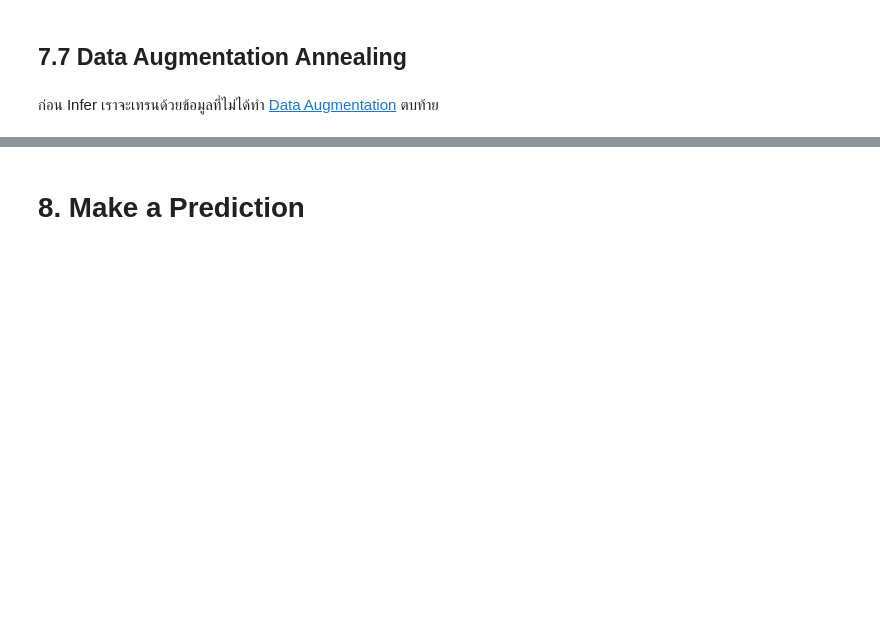
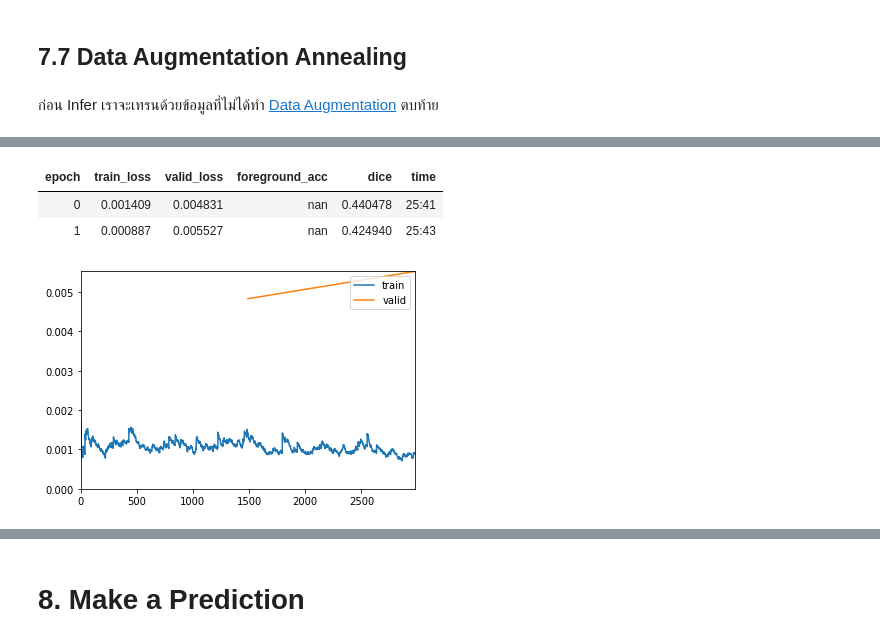
Before and after one commit to mrkcmd/bualabs, a Jupyter notebook: nbs/03c_image_segmentation_siim_acr_pneumothorax_fastai2.ipynb, the cells around one changed output, grey strips where cells are left out. Drawn from its saved outputs; the diff is of its cells as text; code cells hidden in the pictures; blank space fills up the shorter version.

```diff
--- a/nbs/03c_image_segmentation_siim_acr_pneumothorax_fastai2.ipynb
+++ b/nbs/03c_image_segmentation_siim_acr_pneumothorax_fastai2.ipynb
@@ -539,10 +760,9 @@ path = data_path5
 data = DataBlock(blocks=(ImageBlock, MaskBlock(codes)),
                   get_items = get_image_files,
                   get_y = get_y,
-                  splitter=RandomSplitter(seed=42),
+                  splitter=RandomSplitter(seed=42, valid_pct=0.01),
                   item_tfms=None,
-                  # batch_tfms = [EchoingTransform(e), *aug_transforms(), Normalize()])
-                  batch_tfms = [Resize(SZ), Normalize()])
+                  batch_tfms = [Normalize()])
 # %%
 dls = data.dataloaders(path/'train', bs=bs)
 # %%
@@ -556,6 +780,11 @@ learn.lr_find()
 # %%
-learn.fit_flat_cos(10, lr=slice(1e-6, 1e-4))
+learn.fit_flat_cos(2, lr=slice(1e-6, 1e-5))
 # learn.fit_one_cycle(6, lr_max=slice(1e-6, 1e-4), pct_start=0.7)
+# %% [output]
+| epoch | train_loss | valid_loss | foreground_acc | dice | time |
+| 0 | 0.001409 | 0.004831 | nan | 0.440478 | 25:41 |
+| 1 | 0.000887 | 0.005527 | nan | 0.424940 | 25:43 |
+[figure, added]
 # %%
 learn.save('03c-unet-resnet34-512-3')
 # %%
```
Also changed, not shown: parts of 40 cells of this notebook.
